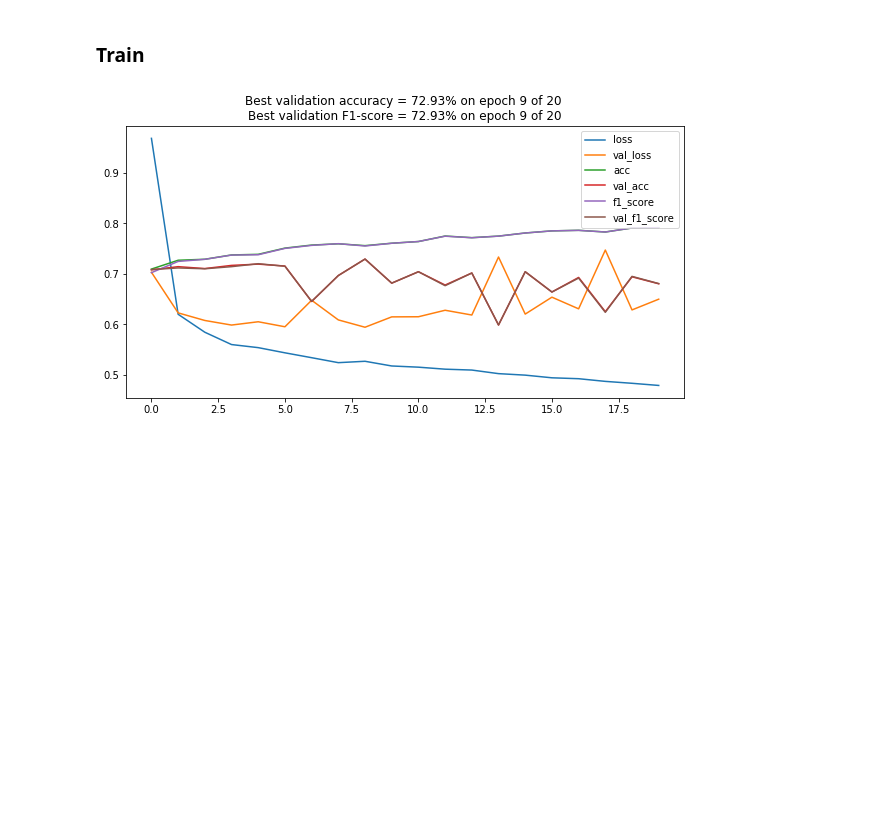
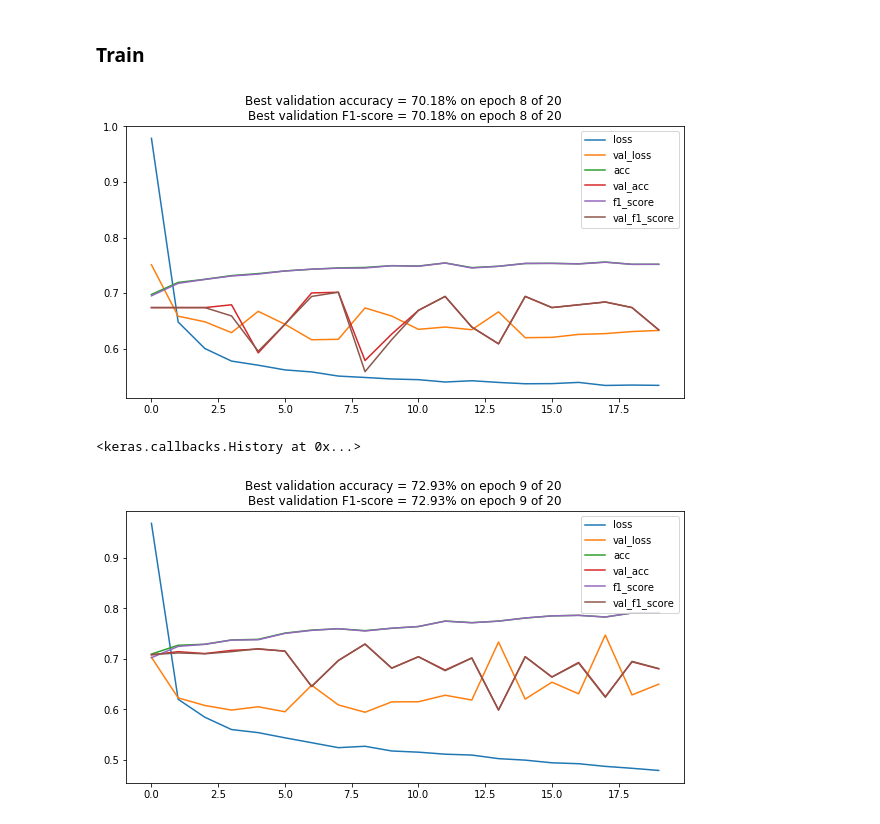
Before and after one commit to simgeekiz/Master_Thesis, a Jupyter notebook: RQ1-ELMO-Contextual.ipynb, the cells around one changed output. Saved outputs shown, nothing was run; the diff lists cells and outputs as text; code cells hidden in the pictures; blank space fills up the shorter version.

```diff
--- a/RQ1-ELMO-Contextual.ipynb
+++ b/RQ1-ELMO-Contextual.ipynb
@@ -58,7 +58,7 @@ def get_y(data_, to_categorize):
     return y
 # %%
 # sliding window width
-ww = 2
+ww = 1
 # %%
 X_tra = get_contextual_sentences(train_data, ww)
 X_val = get_contextual_sentences(valid_data, ww)
@@ -133,6 +133,13 @@ Non-trainable params: 0
 _________________________________________________________________
 # %% [markdown]
 ### Train
+# %%
+## Flat Model Fit ww=1
+model.fit(X_tra, y_tra, epochs=20, batch_size=32, validation_data=(X_val, y_val),
+          callbacks=[PlotCurves(model_name=model_name)])
+# %% [output]
+[figure, added]
+<keras.callbacks.History at 0x...>
 # %%
 ## Flat Model Fit ww=2
 model.fit(X_tra, y_tra, epochs=20, batch_size=32, validation_data=(X_val, y_val),
```
Also changed, not shown: parts of 2 cells of this notebook, 6 other files.
